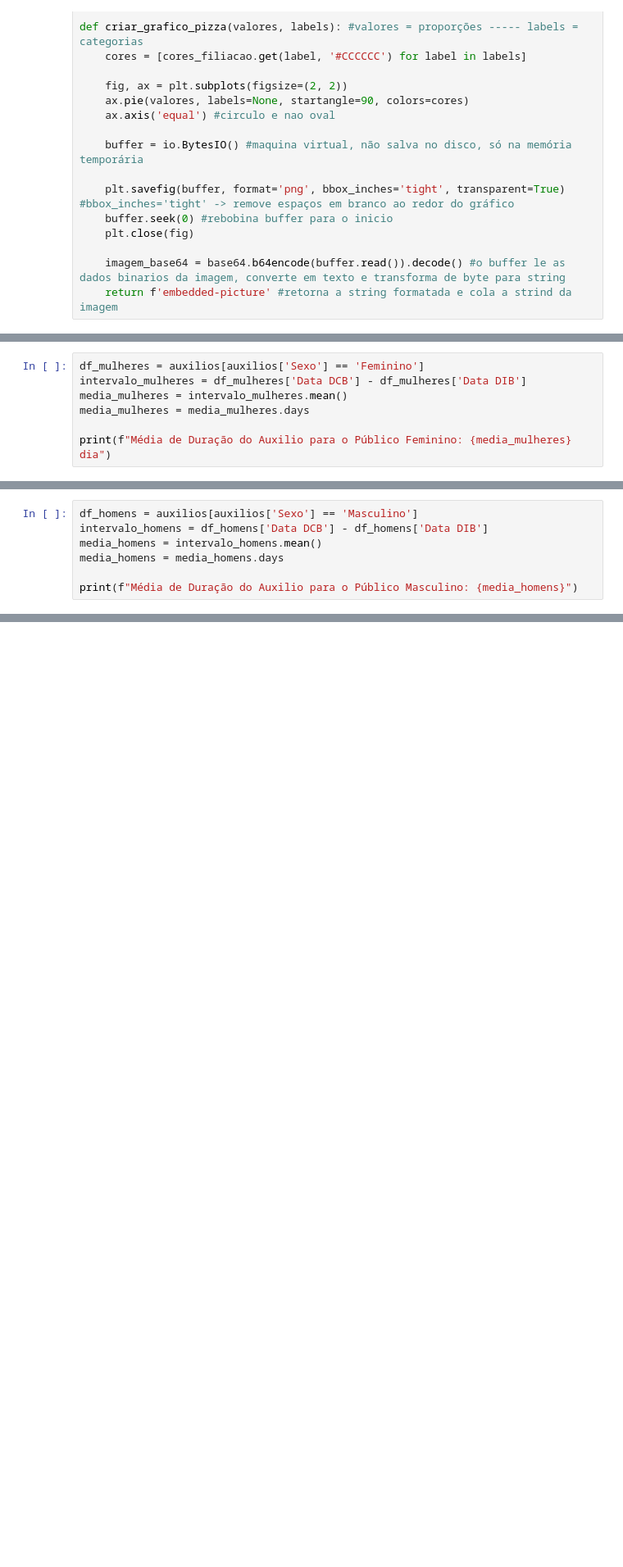
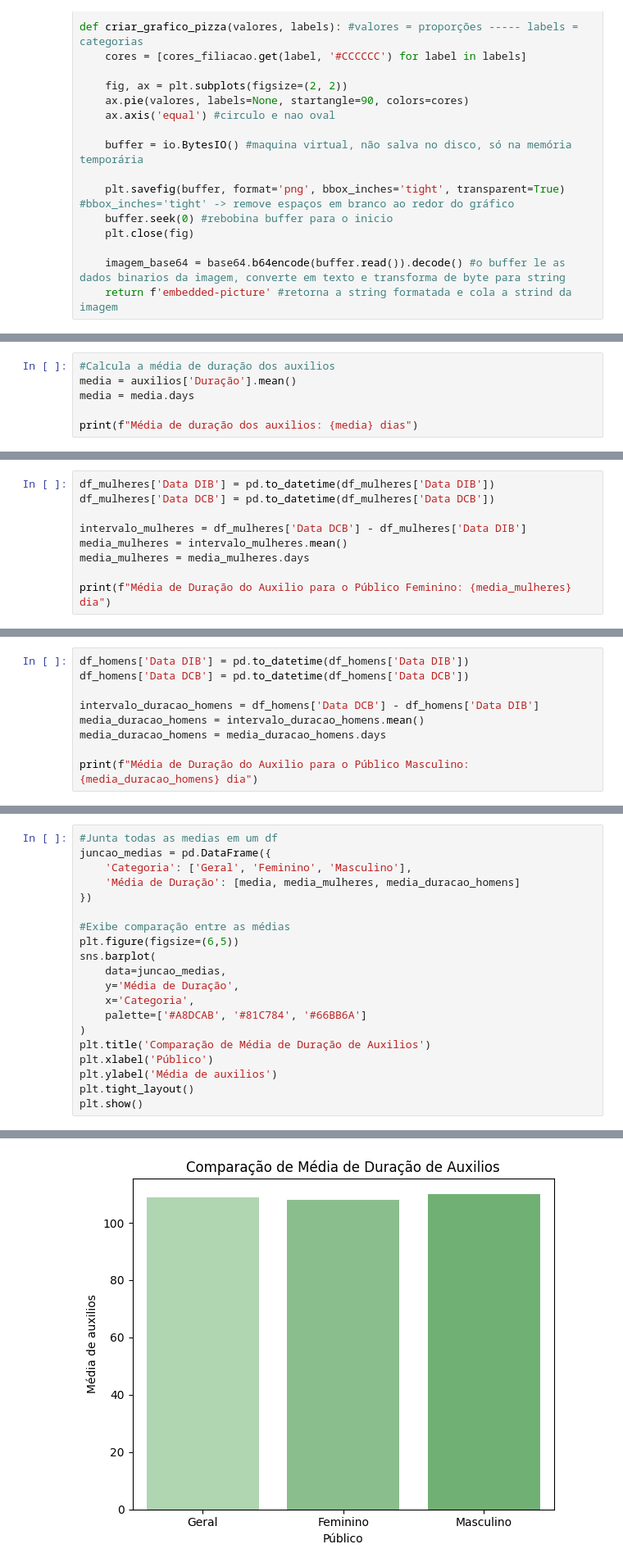
Before and after one commit to Estressei/ProjetoTrilhaDados, a Jupyter notebook: main.ipynb, the cells around one changed output, grey strips where cells are left out. Shown at 82% size. Drawn from its saved outputs; the diff is of its cells as text; blank space fills up the shorter version.

```diff
--- a/main.ipynb
+++ b/main.ipynb
@@ -300,0 +426,6 @@ Média de duração do auxilio: 109 dias
+# %%
+#Calcula a média de duração dos auxilios
+media = auxilios['Duração'].mean()
+media = media.days
+
+print(f"Média de duração dos auxilios: {media} dias")
@@ -301,5 +517,7 @@ Média de duração do auxilio: 109 dias
 # %%
-df_mulheres = auxilios[auxilios['Sexo'] == 'Feminino']
+df_mulheres['Data DIB'] = pd.to_datetime(df_mulheres['Data DIB'])
+df_mulheres['Data DCB'] = pd.to_datetime(df_mulheres['Data DCB'])
+
 intervalo_mulheres = df_mulheres['Data DCB'] - df_mulheres['Data DIB']
 media_mulheres = intervalo_mulheres.mean()
 media_mulheres = media_mulheres.days
@@ -328,8 +538,10 @@ plt.show()
 # %%
-df_homens = auxilios[auxilios['Sexo'] == 'Masculino']
-intervalo_homens = df_homens['Data DCB'] - df_homens['Data DIB']
-media_homens = intervalo_homens.mean()
-media_homens = media_homens.days
+df_homens['Data DIB'] = pd.to_datetime(df_homens['Data DIB'])
+df_homens['Data DCB'] = pd.to_datetime(df_homens['Data DCB'])
 
-print(f"Média de Duração do Auxilio para o Público Masculino: {media_homens}")
+intervalo_duracao_homens = df_homens['Data DCB'] - df_homens['Data DIB']
+media_duracao_homens = intervalo_duracao_homens.mean()
+media_duracao_homens = media_duracao_homens.days
+
+print(f"Média de Duração do Auxilio para o Público Masculino: {media_duracao_homens} dia")
 # %% [output]
@@ -430,0 +559,21 @@ plt.show()
+# %%
+#Junta todas as medias em um df
+juncao_medias = pd.DataFrame({
+    'Categoria': ['Geral', 'Feminino', 'Masculino'],
+    'Média de Duração': [media, media_mulheres, media_duracao_homens]
+})
+
+#Exibe comparação entre as médias
+plt.figure(figsize=(6,5))
+sns.barplot(
+    data=juncao_medias,
+    y='Média de Duração',
+    x='Categoria',
+    palette=['#A8DCAB', '#81C784', '#66BB6A']
+)
+plt.title('Comparação de Média de Duração de Auxilios')
+plt.xlabel('Público')
+plt.ylabel('Média de auxilios')
+plt.tight_layout()
+plt.show()
+# %% [output]
@@ -430,0 +583 @@ plt.show()
+[figure, added]
```
Also changed, not shown: parts of 50 cells of this notebook, 1 other file.
